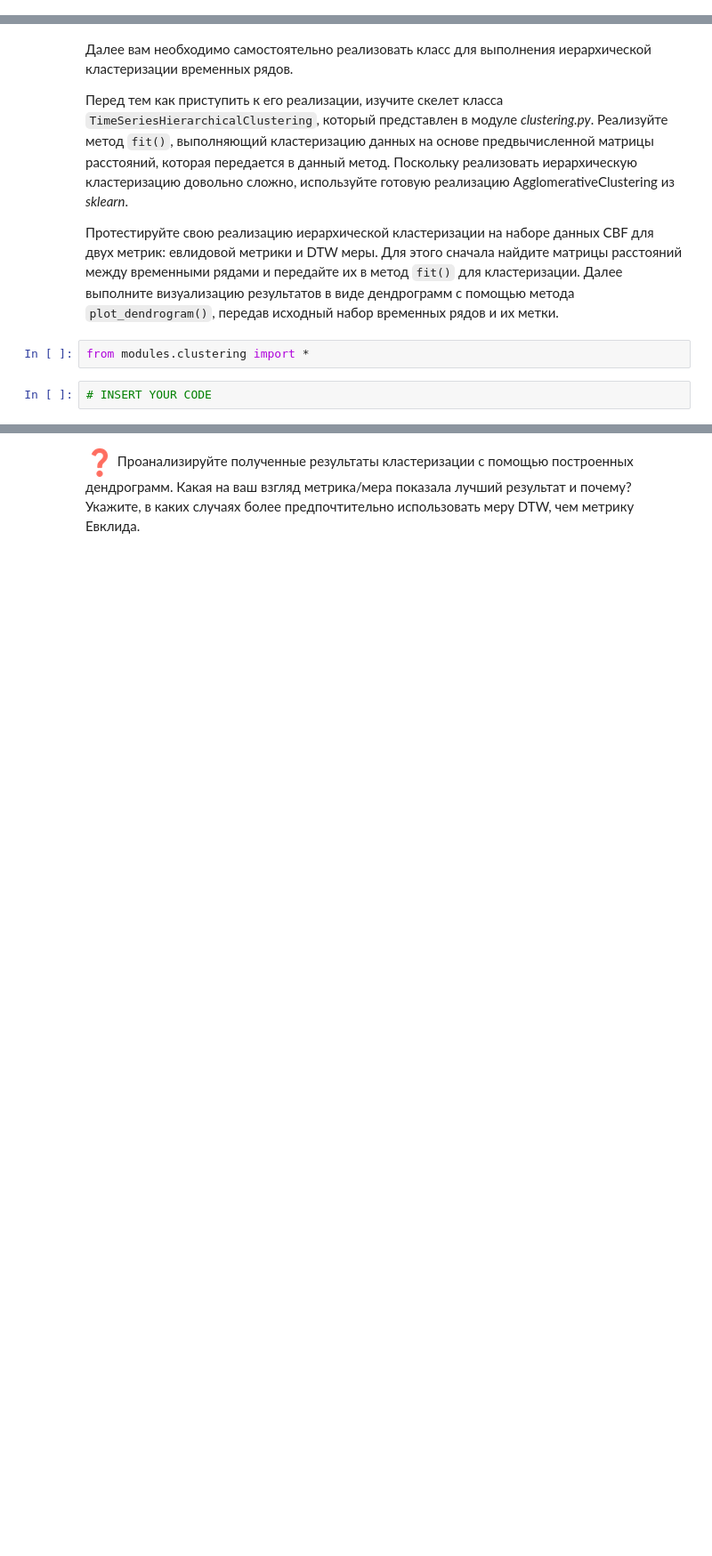
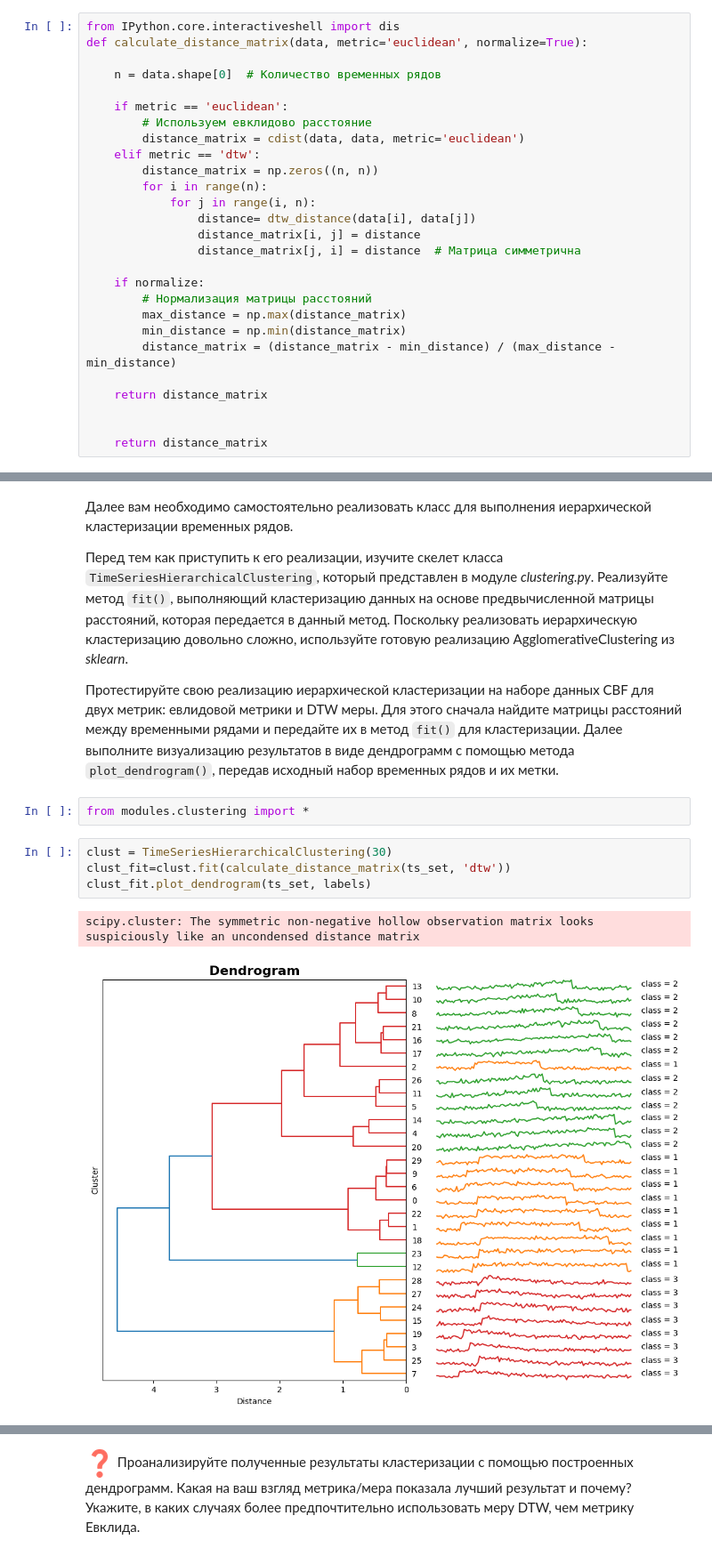
Before and after one commit to XeniaBa-sourse/2023-Bastrykina-TimeSeriesCourse, a Jupyter notebook: practice/01 Basics/01 Basics.ipynb, the cells around one changed output, grey strips where cells are left out. Shown: that part at 89% size. Saved outputs shown, nothing was run; the diff lists cells and outputs as text; blank space fills up the shorter version.

```diff
--- a/practice/01 Basics/01 Basics.ipynb
+++ b/practice/01 Basics/01 Basics.ipynb
@@ -142 +145,28 @@ def calculate_distance_matrix(data, metric='euclidean', normalize=True):
+# %%
+from IPython.core.interactiveshell import dis
+def calculate_distance_matrix(data, metric='euclidean', normalize=True):
+
+    n = data.shape[0]  # Количество временных рядов
+
+    if metric == 'euclidean':
+        # Используем евклидово расстояние
+        distance_matrix = cdist(data, data, metric='euclidean')
+    elif metric == 'dtw':
+        distance_matrix = np.zeros((n, n))
+        for i in range(n):
+            for j in range(i, n):
+                distance= dtw_distance(data[i], data[j])
+                distance_matrix[i, j] = distance
+                distance_matrix[j, i] = distance  # Матрица симметрична
+
+    if normalize:
+        # Нормализация матрицы расстояний
+        max_distance = np.max(distance_matrix)
+        min_distance = np.min(distance_matrix)
+        distance_matrix = (distance_matrix - min_distance) / (max_distance - min_distance)
+
+    return distance_matrix
+
+
+    return distance_matrix
 # %%
@@ -177,5 +219,10 @@ plot_ts_set (ts_set)
 Далее выполните визуализацию результатов в виде дендрограмм с помощью метода `plot_dendrogram()`, передав исходный набор временных рядов и их метки.
 # %%
 from modules.clustering import *
-# %%
-# INSERT YOUR CODE
+# %%
+clust = TimeSeriesHierarchicalClustering(30)
+clust_fit=clust.fit(calculate_distance_matrix(ts_set, 'dtw'))
+clust_fit.plot_dendrogram(ts_set, labels)
+# %% [output]
+scipy.cluster: The symmetric non-negative hollow observation matrix looks suspiciously like an uncondensed distance matrix
+[figure, added]
```
Also changed, not shown: parts of 18 cells of this notebook, 2 other files.
